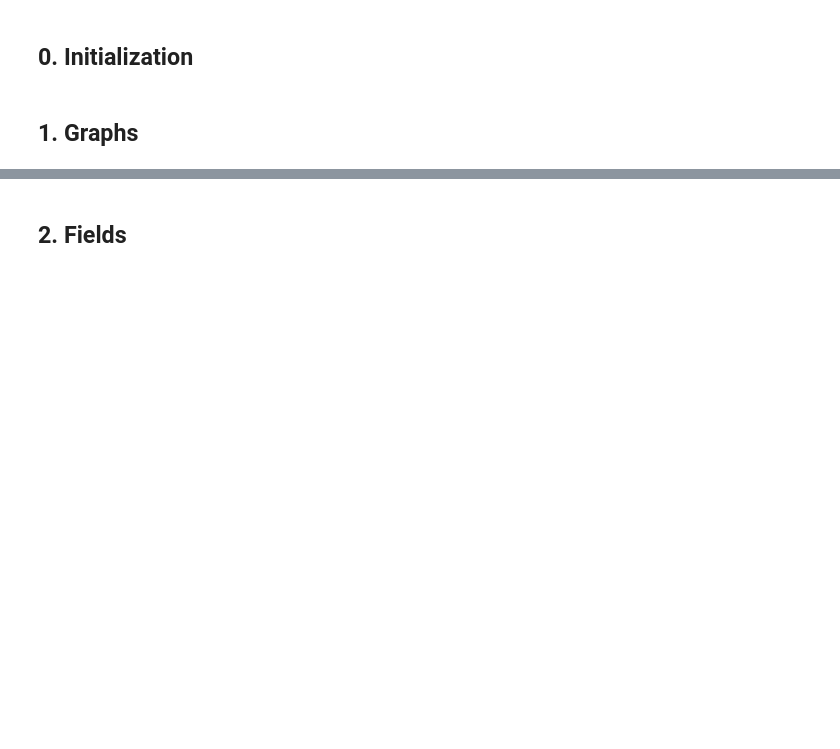
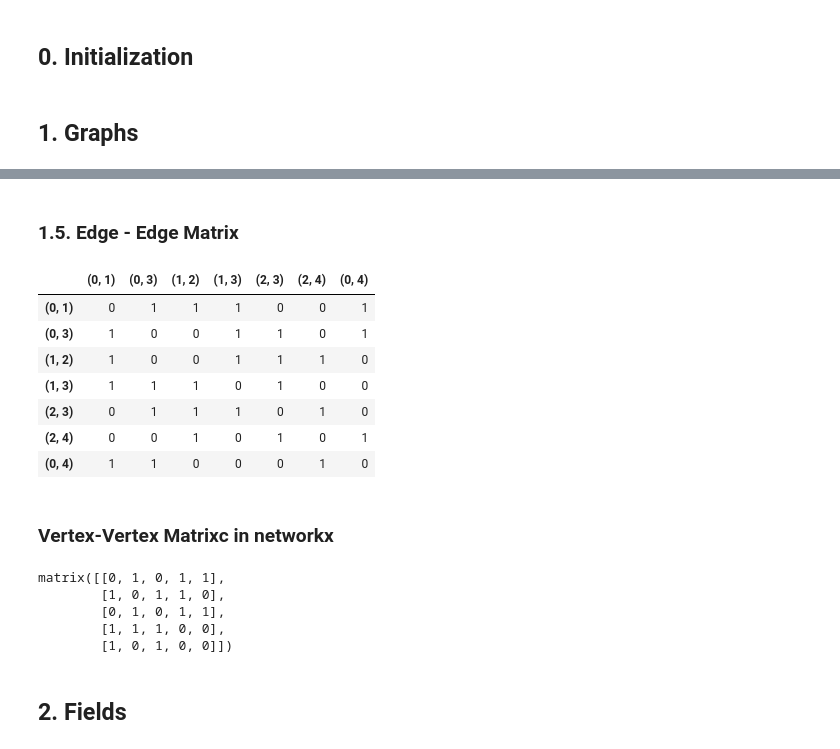
Before and after one commit to DiederikJilderda/earthy_workshops, a Jupyter notebook: notebooks/w3_graphs_fields.ipynb, the cells around one changed output, grey strips where cells are left out. Drawn from its saved outputs; the diff is of its cells as text; code cells hidden in the pictures; blank space fills up the shorter version.

```diff
--- a/notebooks/w3_graphs_fields.ipynb
+++ b/notebooks/w3_graphs_fields.ipynb
@@ -41 +100,42 @@ nx.draw_networkx(G, pos, **options)
+# %% [markdown]
+### 1.5. Edge - Edge Matrix
+# %%
+# EE is a matrix with this shape: number of edges by number of edges
+EE_shape = (len(G_edges), len(G_edges))
+# Initialize the empty EE
+EE = np.zeros(EE_shape, dtype=int)
+# iterate over the edges
+for e1 ,(n11, n12) in enumerate(G_edges):
+    # for each edge, iterate over the edges
+    for e2 ,(n21, n22) in enumerate(G_edges):
+        # if they shared any node... (Q+): how are we checking that? in what situation this method will not work properly?
+        if (n11-n21) * (n11-n22) * (n12-n21) * (n12-n22) == 0:
+            # set those edges as adjacent
+            EE[e1, e2] = 1
+
+# subtract the identity matrix since each edge does have nodes in common
+# with itself, but is not considered adjacent to itself
+EE -= np.identity(len(G_edges), dtype=int)
+# display as pandas dataframe (tag edges in index and columns for readability)
+pd.DataFrame(EE, index=G_edges, columns=G_edges)
+# %% [output]
+|  | (0, 1) | (0, 3) | (1, 2) | (1, 3) | (2, 3) | (2, 4) | (0, 4) |
+| (0, 1) | 0 | 1 | 1 | 1 | 0 | 0 | 1 |
+| (0, 3) | 1 | 0 | 0 | 1 | 1 | 0 | 1 |
+| (1, 2) | 1 | 0 | 0 | 1 | 1 | 1 | 0 |
+| (1, 3) | 1 | 1 | 1 | 0 | 1 | 0 | 0 |
+| (2, 3) | 0 | 1 | 1 | 1 | 0 | 1 | 0 |
+| (2, 4) | 0 | 0 | 1 | 0 | 1 | 0 | 1 |
+| (0, 4) | 1 | 1 | 0 | 0 | 0 | 1 | 0 |
+# %% [markdown]
+### Vertex-Vertex Matrixc in networkx
+# %%
+VV_ = nx.linalg.graphmatrix.adjacency_matrix(G, nodelist=G_nodes)
+VV_.todense()
+# %% [output]
+matrix([[0, 1, 0, 1, 1],
+        [1, 0, 1, 1, 0],
+        [0, 1, 0, 1, 1],
+        [1, 1, 1, 0, 0],
+        [1, 0, 1, 0, 0]])
 # %%
```
Also changed, not shown: parts of 11 cells of this notebook.
